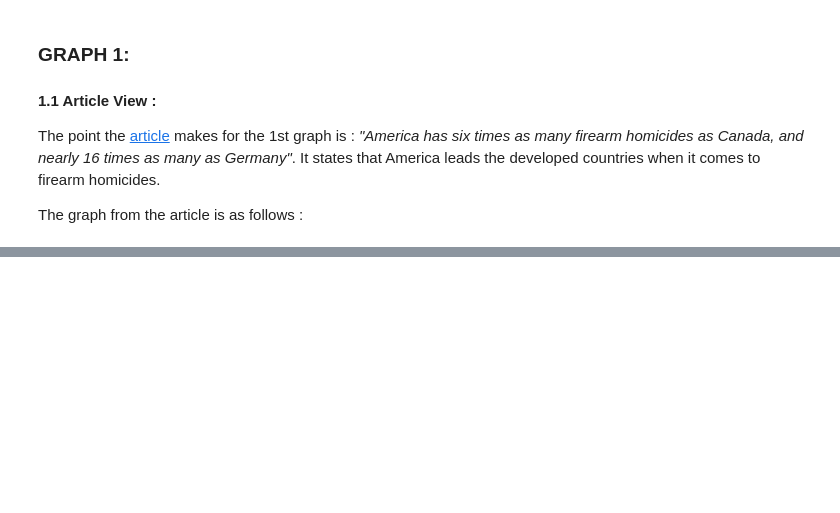
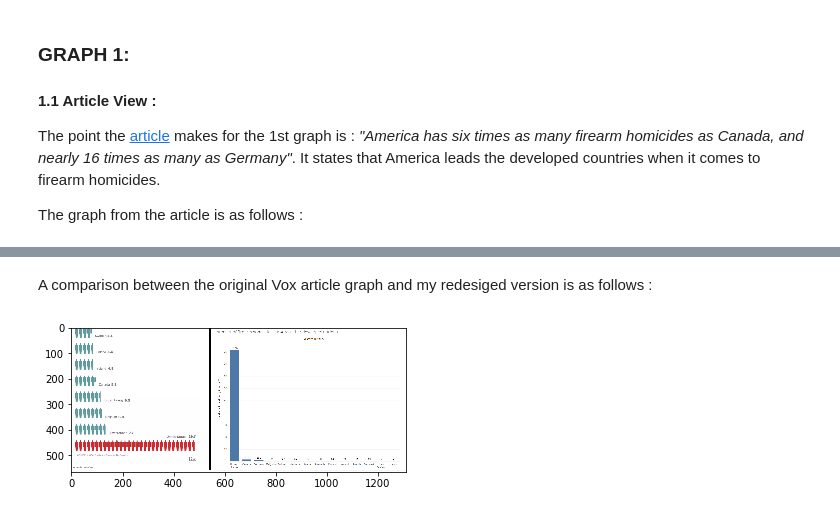
Before and after one commit to SaloniS95/DATA-VIZ-SPRING-2018-SCU, a Jupyter notebook: Individual Project - Final Version.ipynb, the cells around one changed output, grey strips where cells are left out. Saved outputs shown, nothing was run; the diff lists cells and outputs as text; code cells hidden in the pictures; blank space fills up the shorter version.

```diff
--- a/Individual Project - Final Version.ipynb
+++ b/Individual Project - Final Version.ipynb
@@ -277,0 +106,13 @@ plt.show()
+# %% [markdown]
+A comparison between the original Vox article graph and my redesiged version is as follows :
+# %%
+from pylab import imread,subplot,imshow,show
+
+import matplotlib.pyplot as plt
+
+image = imread('C:/Users/salon/Desktop/scu/SPRING 2018/Data Viz/individual project/to use/comp_r_g1.png')  # choose image location
+
+plt.imshow(image)
+plt.show()
+# %% [output]
+[figure, added]
```
Also changed, not shown: parts of 61 cells of this notebook.
